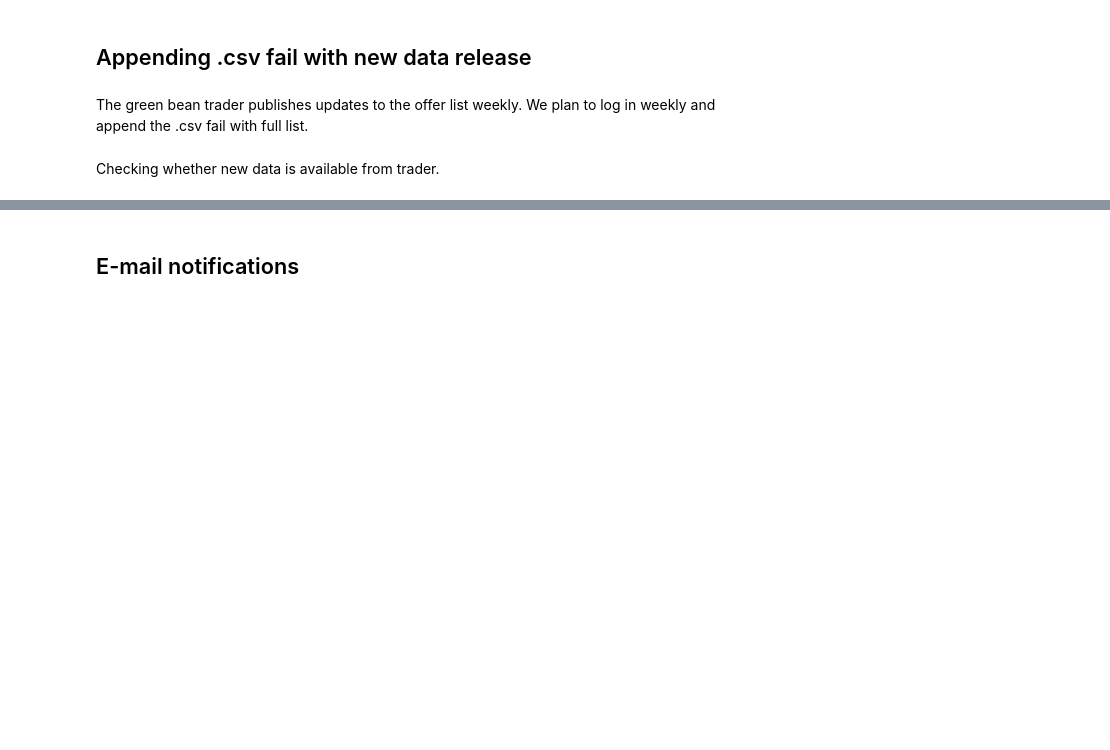
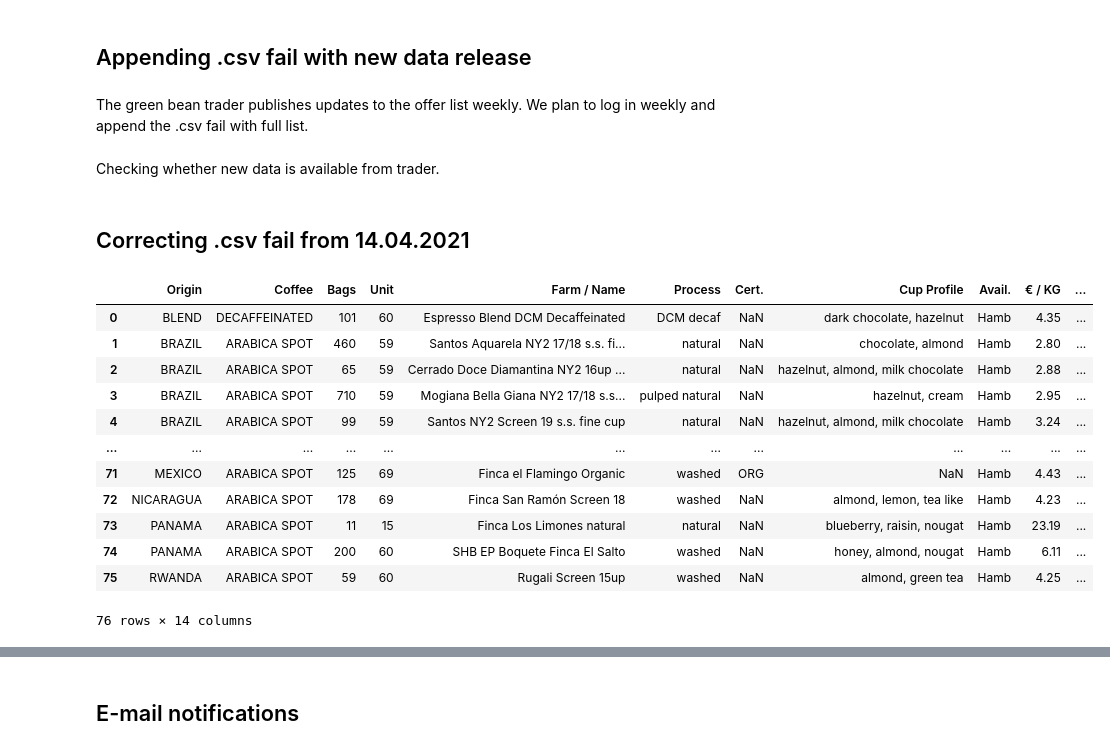
Before and after one commit to yana-d/green-bean-price-tracker, a Jupyter notebook: green-bean-price-tracker.ipynb, the cells around one changed output, grey strips where cells are left out. Drawn from its saved outputs; the diff is of its cells as text; code cells hidden in the pictures; blank space fills up the shorter version.

```diff
--- a/green-bean-price-tracker.ipynb
+++ b/green-bean-price-tracker.ipynb
@@ -224,3 +402,23 @@ df_previous =  pd.read_csv('scraped-data/rehm-offer-list-14.04.2021.csv')
 df_previous.Bags == offer_list_rehm.Bags
 # %%
 df_previous.Bags.compare(offer_list_rehm.Bags)
+# %% [markdown]
+## Correcting .csv fail from 14.04.2021
+# %%
+df_last = pd.read_csv('scraped-data/rehm-offer-list.csv', index_col = False)
+#df_last = df_last.reset_index(drop=True)
+df_last
+# %% [output]
+|  | Origin | Coffee | Bags | Unit | Farm / Name | Process | Cert. | Cup Profile | Avail. | € / KG | ... |
+| 0 | BLEND | DECAFFEINATED | 101 | 60 | Espresso Blend DCM Decaffeinated | DCM decaf | NaN | dark chocolate, hazelnut | Hamb | 4.35 | ... |
+| 1 | BRAZIL | ARABICA SPOT | 460 | 59 | Santos Aquarela NY2 17/18 s.s. fi... | natural | NaN | chocolate, almond | Hamb | 2.80 | ... |
+| 2 | BRAZIL | ARABICA SPOT | 65 | 59 | Cerrado Doce Diamantina NY2 16up ... | natural | NaN | hazelnut, almond, milk chocolate | Hamb | 2.88 | ... |
+| 3 | BRAZIL | ARABICA SPOT | 710 | 59 | Mogiana Bella Giana NY2 17/18 s.s... | pulped natural | NaN | hazelnut, cream | Hamb | 2.95 | ... |
+| 4 | BRAZIL | ARABICA SPOT | 99 | 59 | Santos NY2 Screen 19 s.s. fine cup | natural | NaN | hazelnut, almond, milk chocolate | Hamb | 3.24 | ... |
+| ... | ... | ... | ... | ... | ... | ... | ... | ... | ... | ... | ... |
+| 71 | MEXICO | ARABICA SPOT | 125 | 69 | Finca el Flamingo Organic | washed | ORG | NaN | Hamb | 4.43 | ... |
+| 72 | NICARAGUA | ARABICA SPOT | 178 | 69 | Finca San Ramón Screen 18 | washed | NaN | almond, lemon, tea like | Hamb | 4.23 | ... |
+| 73 | PANAMA | ARABICA SPOT | 11 | 15 | Finca Los Limones natural | natural | NaN | blueberry, raisin, nougat | Hamb | 23.19 | ... |
+| 74 | PANAMA | ARABICA SPOT | 200 | 60 | SHB EP Boquete Finca El Salto | washed | NaN | honey, almond, nougat | Hamb | 6.11 | ... |
+| 75 | RWANDA | ARABICA SPOT | 59 | 60 | Rugali Screen 15up | washed | NaN | almond, green tea | Hamb | 4.25 | ... |
+76 rows × 14 columns
```
Also changed, not shown: parts of 45 cells of this notebook, 2 other files.
